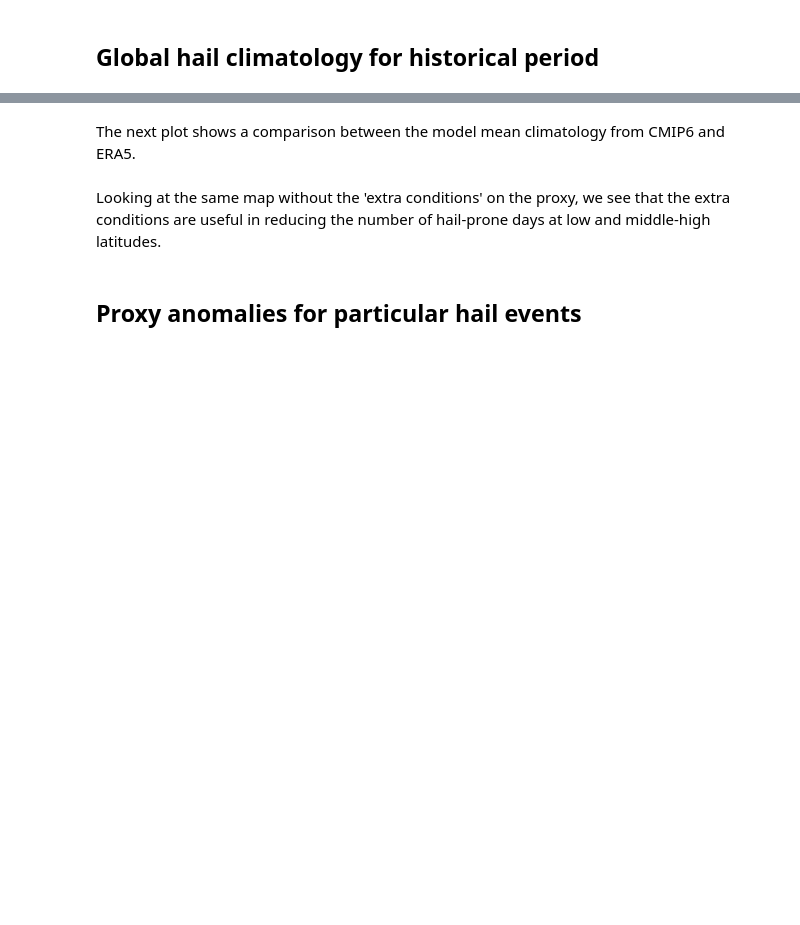
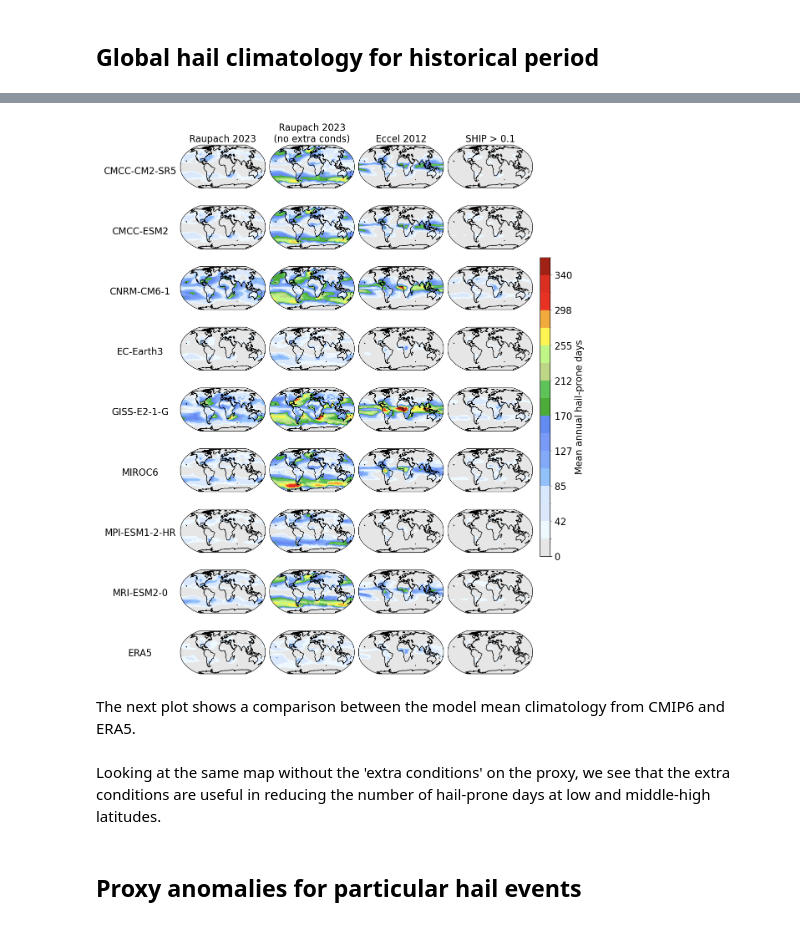
Before and after one commit to traupach/future_hail_global, a Jupyter notebook: analysis/future_hail.ipynb, the cells around one changed output, grey strips where cells are left out. Drawn from its saved outputs; the diff is of its cells as text; code cells hidden in the pictures; blank space fills up the shorter version.

```diff
--- a/analysis/future_hail.ipynb
+++ b/analysis/future_hail.ipynb
@@ -167,10 +178,2 @@ conv = xarray.open_mfdataset(files, parallel=True)
-# %%
-dat = conv
-ship = parcel.significant_hail_parameter(mucape=dat.mu_cape,
-                                         mixing_ratio=dat.mu_mixing_ratio,
-                                         lapse=dat.lapse_rate_700_500,
-                                         temp_500=dat.temp_500,
-                                         shear=dat.S06,
-                                         flh=dat.freezing_level)
 # %% [markdown]
 ## Global hail climatology for historical period
@@ -190,2 +201,13 @@ _ = fh.plot_map([dat.annual_hail_proxy_noconds.mean('year_num').sel(model=m, epo
+# %%
+d = dat.sel(epoch='historical').mean('year_num').load()
+# %%
+_ = fh.plot_map([d.annual_hail_days.sel(model=m, proxy=p) for m, p in itertools.product(dat.model.values, proxies)] + [era5.annual_hail_days.sel(proxy=p) for p in proxies],
+                title=[f'{m}, {fh.proxy_dims[p]}' for m, p in itertools.product(dat.model.values, proxies)] + [f'ERA5, {fh.proxy_dims[p]}' for p in proxies],
+                figsize=(12,13), disp_proj=ccrs.Robinson(), ncols=4, nrows=9, share_scale=True, share_axes=True, grid=False, contour=True,
+                col_labels=[fh.proxy_dims[f] for f in proxies], row_labels=list(dat.model.values) + ['ERA5'],
+                row_label_rotation=0, row_label_adjust=0.16, row_label_scale=1.28, row_label_offset=-0.056,
+                scale_label='Mean annual hail-prone days', file='results/historical_by_model.pdf')
+# %% [output]
+[figure, added]
 # %% [markdown]
 The next plot shows a comparison between the model mean climatology from CMIP6 and ERA5.
```
Also changed, not shown: parts of 33 cells of this notebook, 8 other files.
